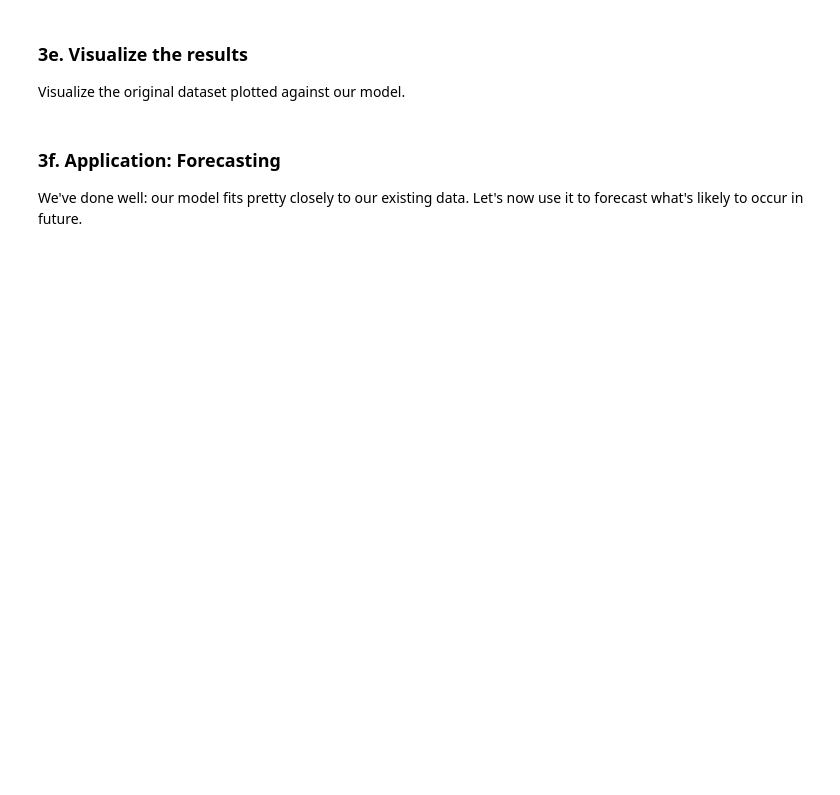
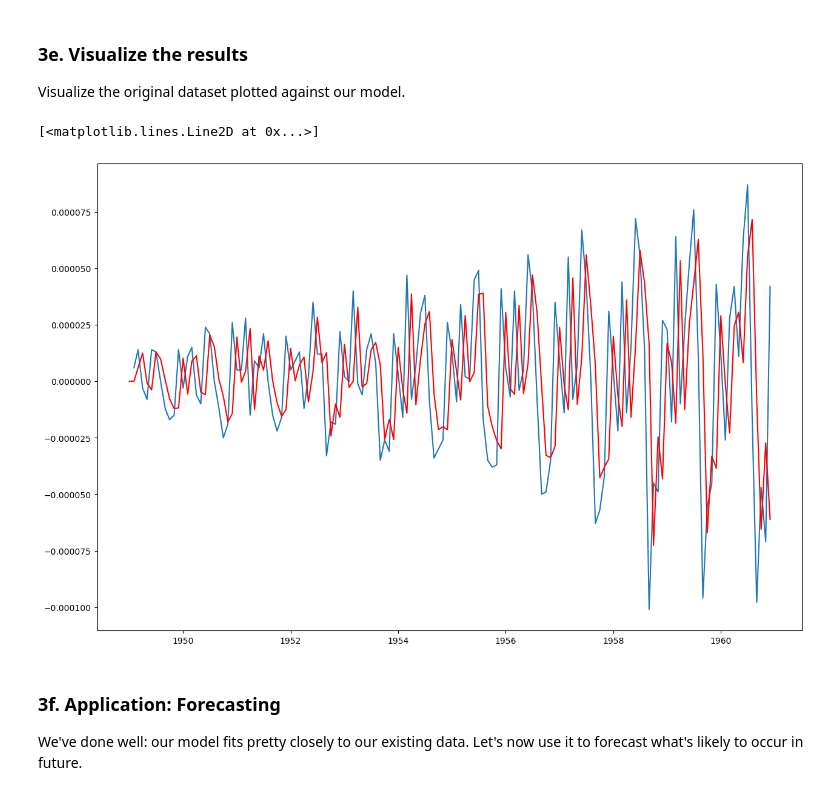
Before and after one commit to MSnellgrove/Springboard, a Jupyter notebook: Projects/Cowboy Cigarettes Case Study - Tier 1.ipynb, the cells around one changed output. Drawn from its saved outputs; the diff is of its cells as text; code cells hidden in the pictures; blank space fills up the shorter version.

```diff
--- a/Projects/Cowboy Cigarettes Case Study - Tier 1.ipynb
+++ b/Projects/Cowboy Cigarettes Case Study - Tier 1.ipynb
@@ -399,10 +401,10 @@ evaluate_models(y_log, p_values, d_values, q_values)
 # %% [markdown]
 So the best p,d, q, parameters for our ARIMA model are 2, 1, 1 respectively. Now we know this, we can build the model.
 # %%
-p=_ _ _
-_ _ _=_ _ _
-q=_ _ _
-model = ARIMA(y_log, order=(p,d,q))
+p=2
+d=1
+q=1
+model = ARIMA(y_log.diff(), order=(p,d,q))
 model_fit = model.fit()
 forecast = model_fit.forecast(24)
 # %% [markdown]
@@ -416,9 +439,12 @@ model_fit._ _ _
 Visualize the original dataset plotted against our model.
 # %%
 # Call figure() and plot() on the plt
-plt._ _ _(figsize=(15,10))
-plt._ _ _(y_log.diff())
+plt.figure(figsize=(15,10))
+plt.plot(y_log.diff())
 plt.plot(model_fit.predict(), color = 'red')
+# %% [output]
+[<matplotlib.lines.Line2D at 0x...>]
+[figure, added]
 # %% [markdown]
 ### 3f. Application: Forecasting
 
```
Also changed, not shown: parts of 14 cells of this notebook.
